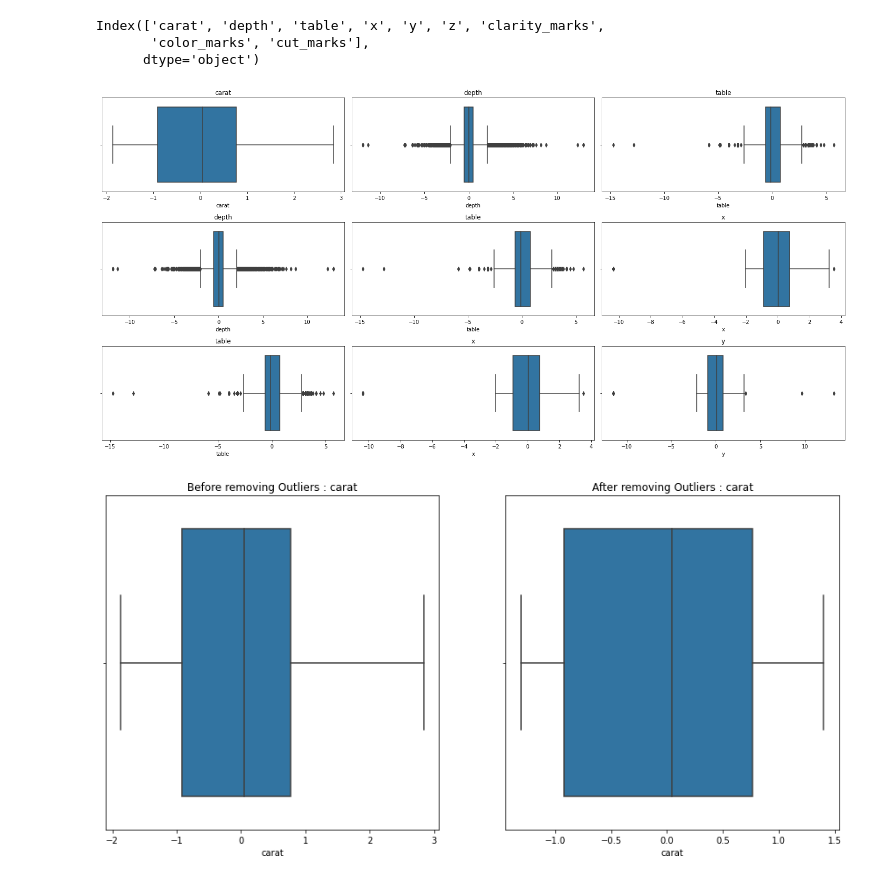
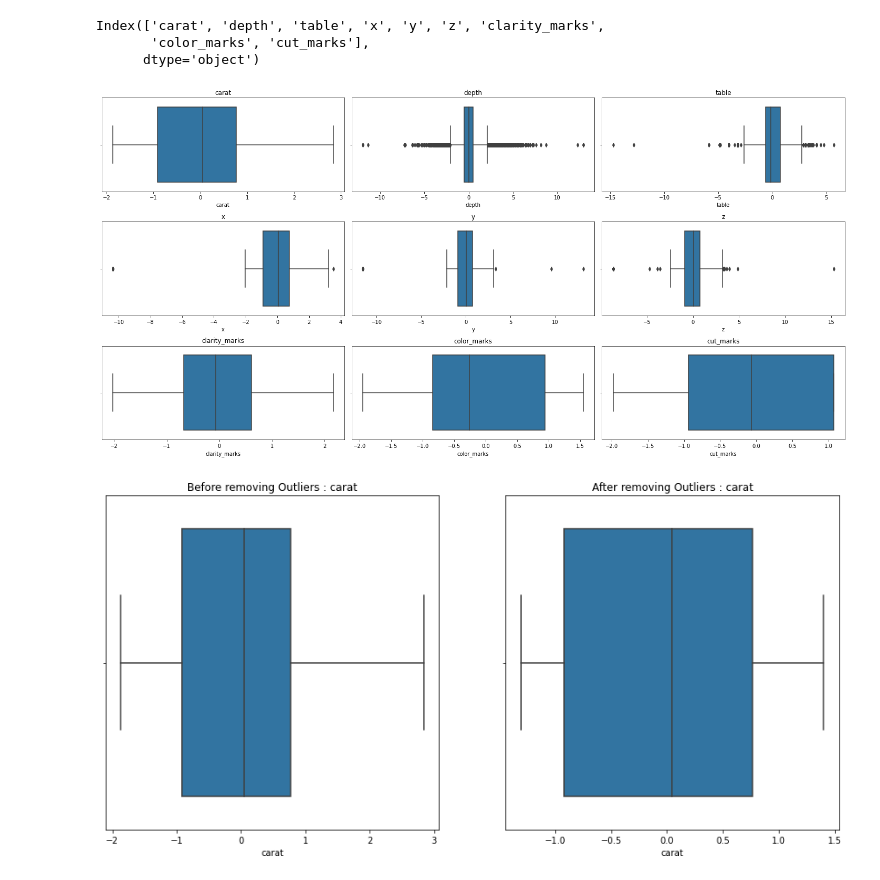
Before and after one commit to Adi161201/Internship_July_22, a Jupyter notebook: ML Task-1/Knn.ipynb, the cells around one changed output. Cells and saved outputs as stored; diff of their text form; code cells hidden in the pictures.

```diff
--- a/ML Task-1/Knn.ipynb
+++ b/ML Task-1/Knn.ipynb
@@ -344,17 +344,19 @@ Index(['carat', 'depth', 'table', 'x', 'y', 'z', 'clarity_marks',
 # %%
 fig,ax=plt.subplots(3,3,figsize=(20,10))
 i=0
-while i<3:
+cnt=0
+while i<len(x_copy_transformed.columns):
 
-    sns.boxplot(x=x_copy_transformed.columns[i],data=x_copy_transformed,ax=ax[i][0]).set(title= x_copy_transformed.columns[i])
-    sns.boxplot(x=x_copy_transformed.columns[i+1],data=x_copy_transformed,ax=ax[i][1]).set(title= x_copy_transformed.columns[i+1])
-    sns.boxplot(x=x_copy_transformed.columns[i+2],data=x_copy_transformed,ax=ax[i][2]).set(title=x_copy_transformed.columns[i+2])
+    sns.boxplot(x=x_copy_transformed.columns[i],data=x_copy_transformed,ax=ax[cnt][0]).set(title= x_copy_transformed.columns[i])
+    sns.boxplot(x=x_copy_transformed.columns[i+1],data=x_copy_transformed,ax=ax[cnt][1]).set(title= x_copy_transformed.columns[i+1])
+    sns.boxplot(x=x_copy_transformed.columns[i+2],data=x_copy_transformed,ax=ax[cnt][2]).set(title=x_copy_transformed.columns[i+2])
+    cnt=cnt+1
 
 
     plt.tight_layout()
-    i=i+1
+    i=i+3
 # %% [output]
-[figure, old version]
+[figure, new version]
 # %%
 # Computing 10th, 90th percentiles and replacing the outliers
 def remove_outliers(col_name,data):
```
Also changed, not shown: 1 other file.
